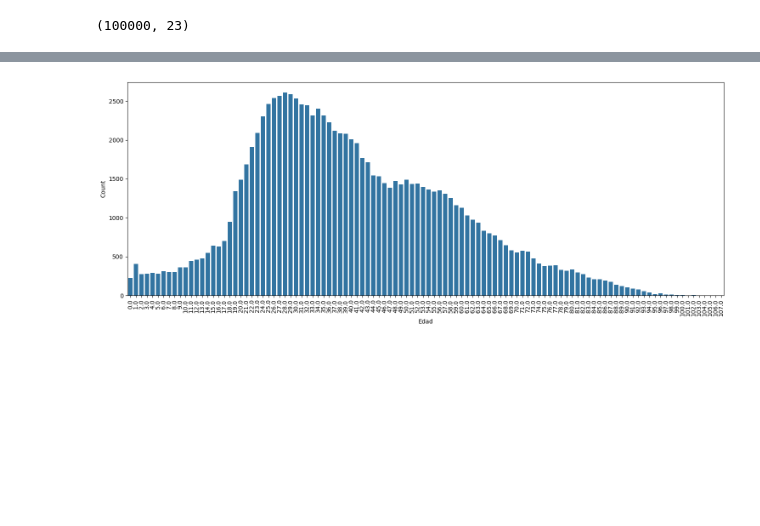
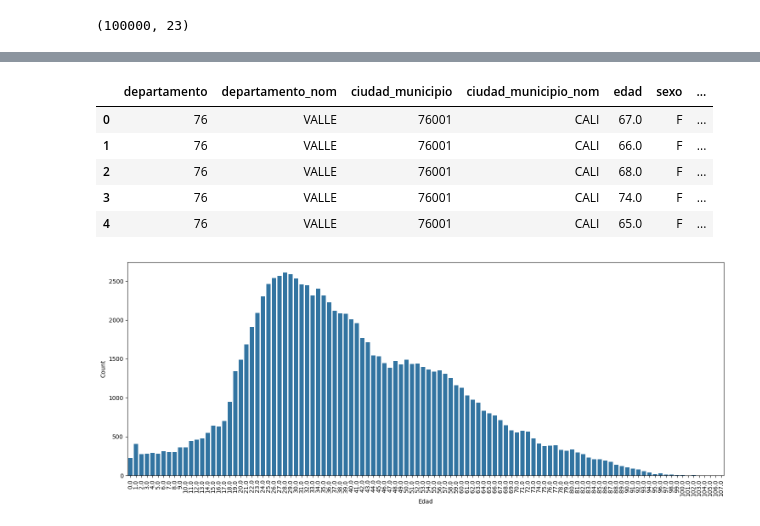
Before and after one commit to 4GeeksAcademy/remelop_Machine_Learning_Final_Project, a Jupyter notebook: src/Final_Project.ipynb, the cells around one changed output, grey strips where cells are left out. Drawn from its saved outputs; the diff is of its cells as text; code cells hidden in the pictures; blank space fills up the shorter version.

```diff
--- a/src/Final_Project.ipynb
+++ b/src/Final_Project.ipynb
@@ -105,7 +119,31 @@ data_c['unidad_medida'] = pd.to_numeric(data_c['unidad_medida'], errors='coerce'
+# %%
+# Código DIVIPOLA municipio
+data_c['ciudad_municipio'] = data_c['ciudad_municipio'].astype(int)
+# %%
+# Pertenencia étnica
+#1-Indígena 2-ROM 3-Raizal 4-Palenquero 5-Negro 6-Otro
+data_c['per_etn_'] = data_c['per_etn_'].astype(int)
+# %%
+# Edad
+data_c['edad'] = data_c['edad'].astype(int)
+# %%
+# Unidad de medida de edad
+# 1-Años 2-Meses 3-Días
+data_c['unidad_medida'] = data_c['unidad_medida'].astype(int)
 # %%
 data_c.loc[data_c['unidad_medida'] == 2, 'edad'] = data_c['edad'] / 12
 data_c.loc[data_c['unidad_medida'] == 3, 'edad'] = data_c['edad'] / 365
 data_c['edad'] = data_c['edad'].round()
+# %%
+data_c = data_c.drop(columns=['unidad_medida'])
+data_c.head()
+# %% [output]
+|  | departamento | departamento_nom | ciudad_municipio | ciudad_municipio_nom | edad | sexo | ... |
+| 0 | 76 | VALLE | 76001 | CALI | 67.0 | F | ... |
+| 1 | 76 | VALLE | 76001 | CALI | 66.0 | F | ... |
+| 2 | 76 | VALLE | 76001 | CALI | 68.0 | F | ... |
+| 3 | 76 | VALLE | 76001 | CALI | 74.0 | F | ... |
+| 4 | 76 | VALLE | 76001 | CALI | 65.0 | F | ... |
 # %%
 edad = data_c["edad"].value_counts()
 # %%
```
Also changed, not shown: parts of 19 cells of this notebook.
